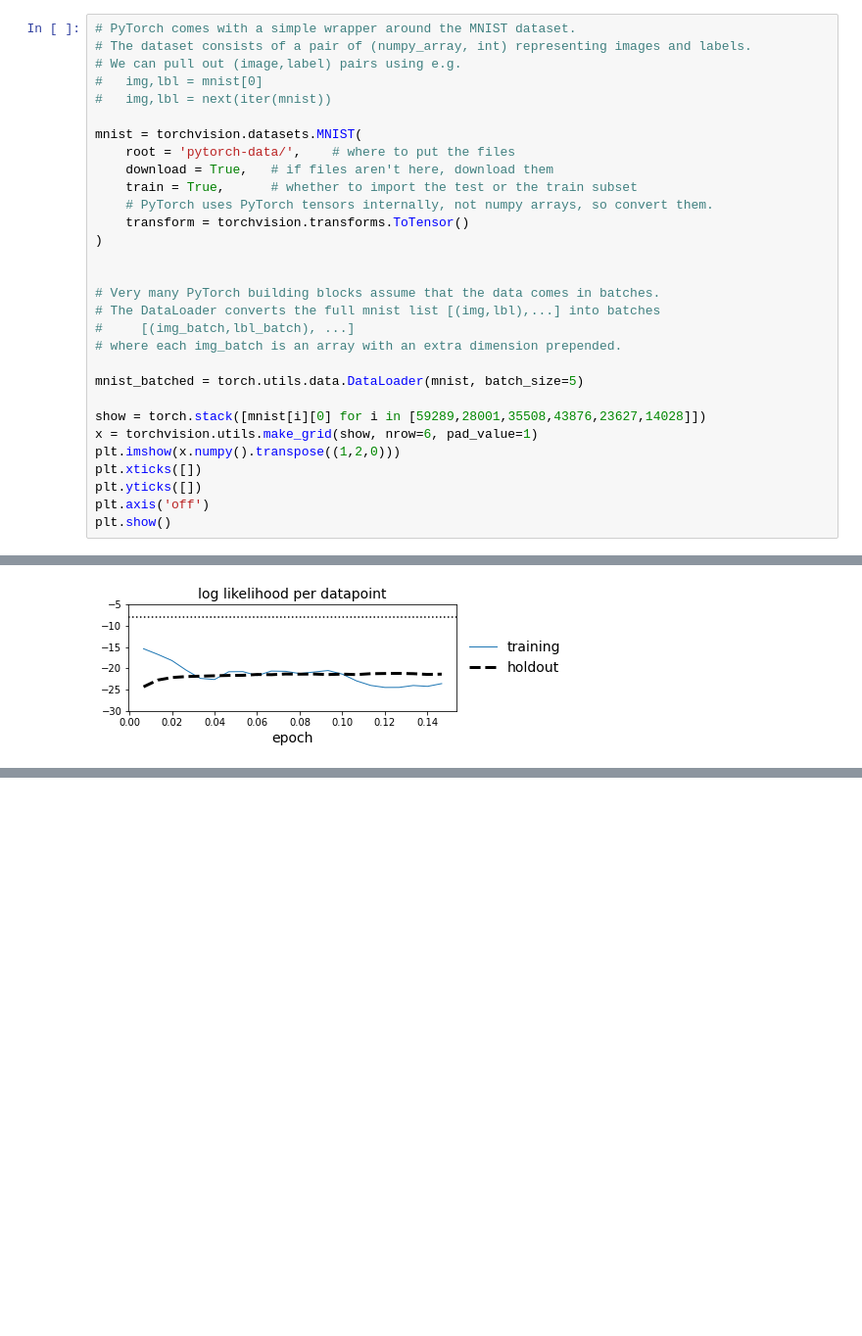
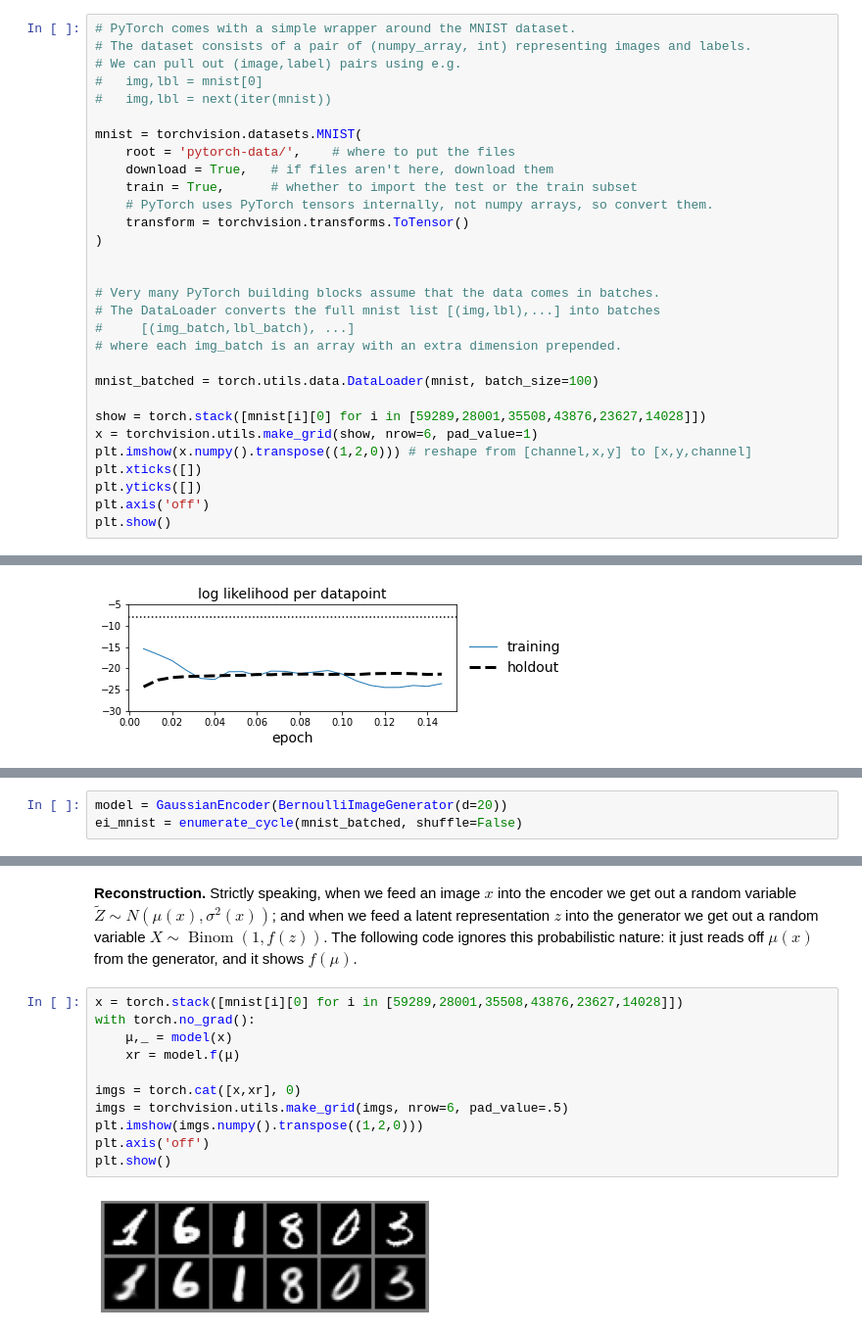
Before and after one commit to damonjw/datasci, a Jupyter notebook: nn.ipynb, the cells around one changed output, grey strips where cells are left out. Shown at 98% size. Drawn from its saved outputs; the diff is of its cells as text; blank space fills up the shorter version.

```diff
--- a/nn.ipynb
+++ b/nn.ipynb
@@ -90,11 +90,11 @@ mnist = torchvision.datasets.MNIST(
 #     [(img_batch,lbl_batch), ...]
 # where each img_batch is an array with an extra dimension prepended.
 
-mnist_batched = torch.utils.data.DataLoader(mnist, batch_size=5)
+mnist_batched = torch.utils.data.DataLoader(mnist, batch_size=100)
 
 show = torch.stack([mnist[i][0] for i in [59289,28001,35508,43876,23627,14028]])
 x = torchvision.utils.make_grid(show, nrow=6, pad_value=1)
-plt.imshow(x.numpy().transpose((1,2,0)))
+plt.imshow(x.numpy().transpose((1,2,0))) # reshape from [channel,x,y] to [x,y,channel]
 plt.xticks([])
 plt.yticks([])
 plt.axis('off')
@@ -457,0 +531,3 @@ plt.show()
+# %%
+model = GaussianEncoder(BernoulliImageGenerator(d=20))
+ei_mnist = enumerate_cycle(mnist_batched, shuffle=False)
@@ -457,0 +551,15 @@ plt.show()
+# %% [markdown]
+**Reconstruction.** Strictly speaking, when we feed an image $x$ into the encoder we get out a random variable $\tilde{Z}\sim N(\mu(x),\sigma^2(x))$; and when we feed a latent representation $z$ into the generator we get out a random variable $X\sim\operatorname{Binom}(1,f(z))$. The following code ignores this probabilistic nature: it just reads off $\mu(x)$ from the generator, and it shows $f(\mu)$.
+# %%
+x = torch.stack([mnist[i][0] for i in [59289,28001,35508,43876,23627,14028]])
+with torch.no_grad():
+    μ,_ = model(x)
+    xr = model.f(μ)
+
+imgs = torch.cat([x,xr], 0)
+imgs = torchvision.utils.make_grid(imgs, nrow=6, pad_value=.5)
+plt.imshow(imgs.numpy().transpose((1,2,0)))
+plt.axis('off')
+plt.show()
+# %% [output]
+[figure, added]
```
Also changed, not shown: parts of 5 cells of this notebook.
